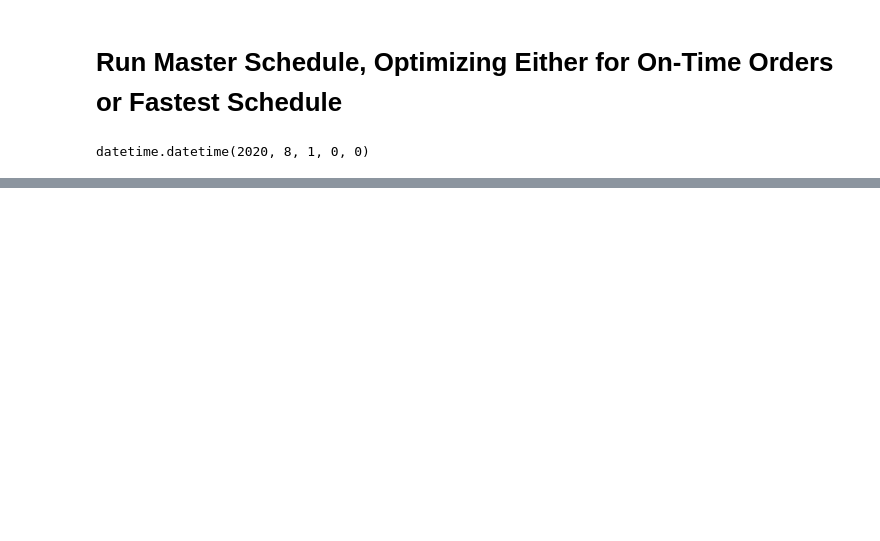
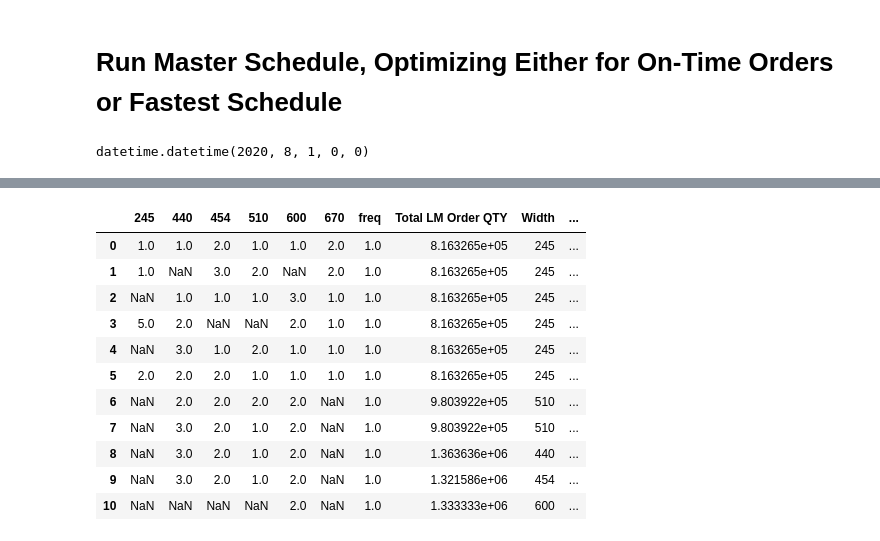
Before and after one commit to wesleybeckner/decklizer, a Jupyter notebook: notebooks/Deckle Optimizer.ipynb, the cells around one changed output, grey strips where cells are left out. Saved outputs shown, nothing was run; the diff lists cells and outputs as text; code cells hidden in the pictures; blank space fills up the shorter version.

```diff
--- a/notebooks/Deckle Optimizer.ipynb
+++ b/notebooks/Deckle Optimizer.ipynb
@@ -220,0 +725,15 @@ loss: 0.962, best loss: 0.962, steps: 7, gene count: 5, unique doffs: 10, max un
+# %%
+sorted_schedule_with_order_info
+# %% [output]
+|  | 245 | 440 | 454 | 510 | 600 | 670 | freq | Total LM Order QTY | Width | ... |
+| 0 | 1.0 | 1.0 | 2.0 | 1.0 | 1.0 | 2.0 | 1.0 | 8.163265e+05 | 245 | ... |
+| 1 | 1.0 | NaN | 3.0 | 2.0 | NaN | 2.0 | 1.0 | 8.163265e+05 | 245 | ... |
+| 2 | NaN | 1.0 | 1.0 | 1.0 | 3.0 | 1.0 | 1.0 | 8.163265e+05 | 245 | ... |
+| 3 | 5.0 | 2.0 | NaN | NaN | 2.0 | 1.0 | 1.0 | 8.163265e+05 | 245 | ... |
+| 4 | NaN | 3.0 | 1.0 | 2.0 | 1.0 | 1.0 | 1.0 | 8.163265e+05 | 245 | ... |
+| 5 | 2.0 | 2.0 | 2.0 | 1.0 | 1.0 | 1.0 | 1.0 | 8.163265e+05 | 245 | ... |
+| 6 | NaN | 2.0 | 2.0 | 2.0 | 2.0 | NaN | 1.0 | 9.803922e+05 | 510 | ... |
+| 7 | NaN | 3.0 | 2.0 | 1.0 | 2.0 | NaN | 1.0 | 9.803922e+05 | 510 | ... |
+| 8 | NaN | 3.0 | 2.0 | 1.0 | 2.0 | NaN | 1.0 | 1.363636e+06 | 440 | ... |
+| 9 | NaN | 3.0 | 2.0 | 1.0 | 2.0 | NaN | 1.0 | 1.321586e+06 | 454 | ... |
+| 10 | NaN | NaN | NaN | NaN | 2.0 | NaN | 1.0 | 1.333333e+06 | 600 | ... |
```
Also changed, not shown: parts of 32 cells of this notebook, 2 other files.
